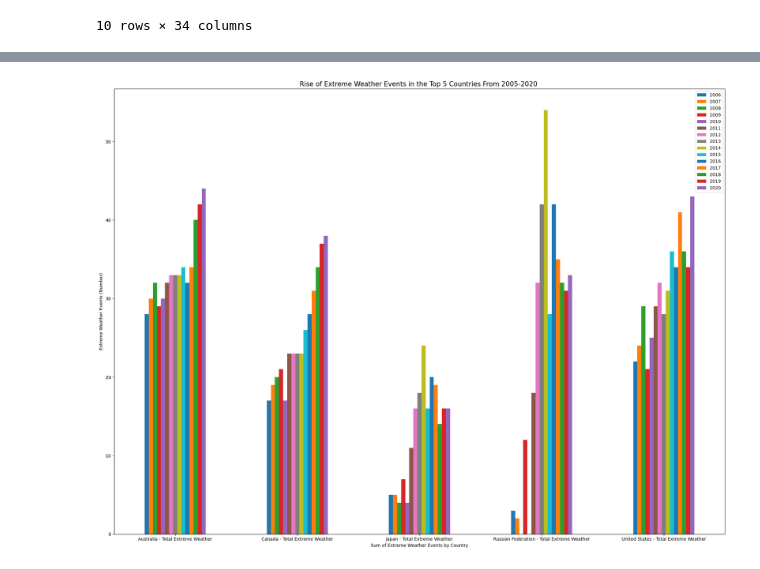
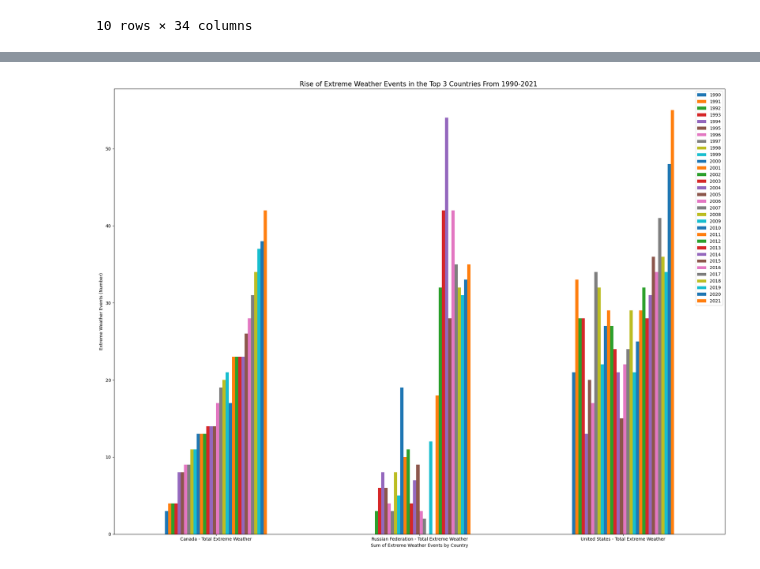
Before and after one commit to vivsarraf/Global-Warming, a Jupyter notebook: WeatherPatterns.ipynb, the cells around one changed output, grey strips where cells are left out. Cells and saved outputs as stored; diff of their text form; code cells hidden in the pictures.

```diff
--- a/WeatherPatterns.ipynb
+++ b/WeatherPatterns.ipynb
@@ -274,7 +250,7 @@ country_extreme_weather_df
 # %%
 #Analyze the data for the top 5 countries with the greatest extreme weather delta rise between 1990-2021
 # Create a list of countries to extract
-countries = ['Australia', 'Canada', 'United States', 'Russian Federation', 'Japan']
+countries = ['Canada', 'United States', 'Russian Federation']
 
 # Extract rows where Country Name is in the list of countries
 top_country_extreme_weather = country_extreme_weather_df[country_extreme_weather_df['Country'].isin(countries)]
@@ -292,19 +266,19 @@ top_country_extreme_weather
 # %%
-# Generate a bar graph of Years vs. Increase in Extreme Weather events by Country
+# Generate a bar graph of Years vsIncrease in Extreme Weather events by Country
 
-top_country_extreme_weather.plot( x= 'Country_Disasters', y=['2006','2007','2008','2009','2010','2011','2012','2013','2014','2015','2016','2017','2018',
-                                                           '2019','2020'], kind='bar',rot =0, figsize=(20,15))
+top_country_extreme_weather.plot( x= 'Country_Disasters', y=['1990','1991','1992','1993','1994','1995','1996','1997','1998','1999','2000','2001','2002','2003','2004','2005','2006','2007','2008','2009','2010','2011','2012','2013','2014','2015','2016','2017','2018',
+                                                           '2019','2020','2021'], kind='bar',rot =0, figsize=(20,15))
 
 
 plt.ylabel('Extreme Weather Events (Number)', fontsize=10)
 plt.xlabel('Sum of Extreme Weather Events by Country', fontsize=10)
-plt.title('Rise of Extreme Weather Events in the Top 5 Countries From 2005-2020 ', fontsize=15)
+plt.title('Rise of Extreme Weather Events in the Top 3 Countries From 1990-2021 ', fontsize=15)
 plt.tight_layout()
 
 #Save the graph as an image
 plt.savefig('Images/Extreme_weather_events_bar.png')
 
 #Plot the graphs
 plt.show()
 # %% [output]
-[figure, old version]
+[figure, new version]
```
Also changed, not shown: parts of 2 cells of this notebook, 4 other files.
